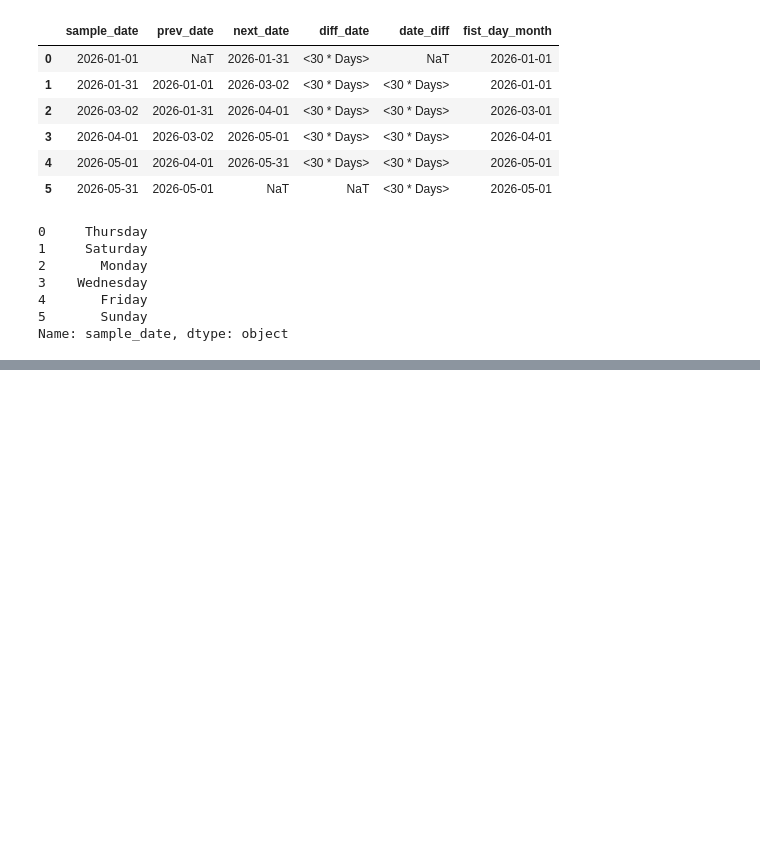
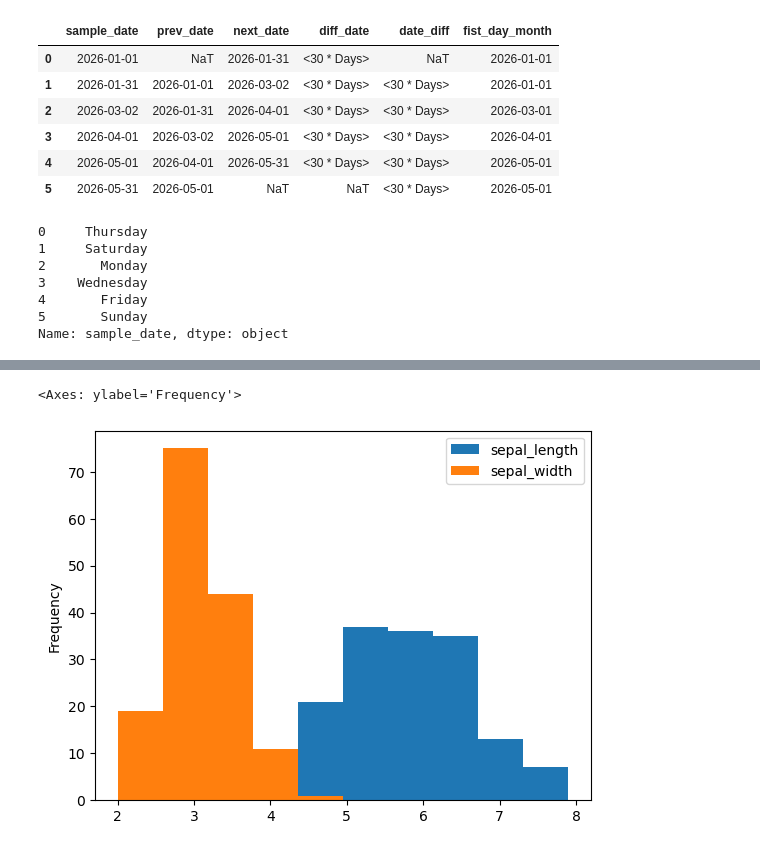
Before and after one commit to Sang2607/CyberSoft_Homework, a Jupyter notebook: Pandas_book.ipynb, the cells around one changed output, grey strips where cells are left out. Saved outputs shown, nothing was run; the diff lists cells and outputs as text; code cells hidden in the pictures; blank space fills up the shorter version.

```diff
--- a/Pandas_book.ipynb
+++ b/Pandas_book.ipynb
@@ -306,0 +552,5 @@ Name: sample_date, dtype: object
+# %%
+iris[['sepal_length','sepal_width']].plot.hist()
+# %% [output]
+<Axes: ylabel='Frequency'>
+[figure, added]
```
Also changed, not shown: parts of 26 cells of this notebook, 6 other files.
